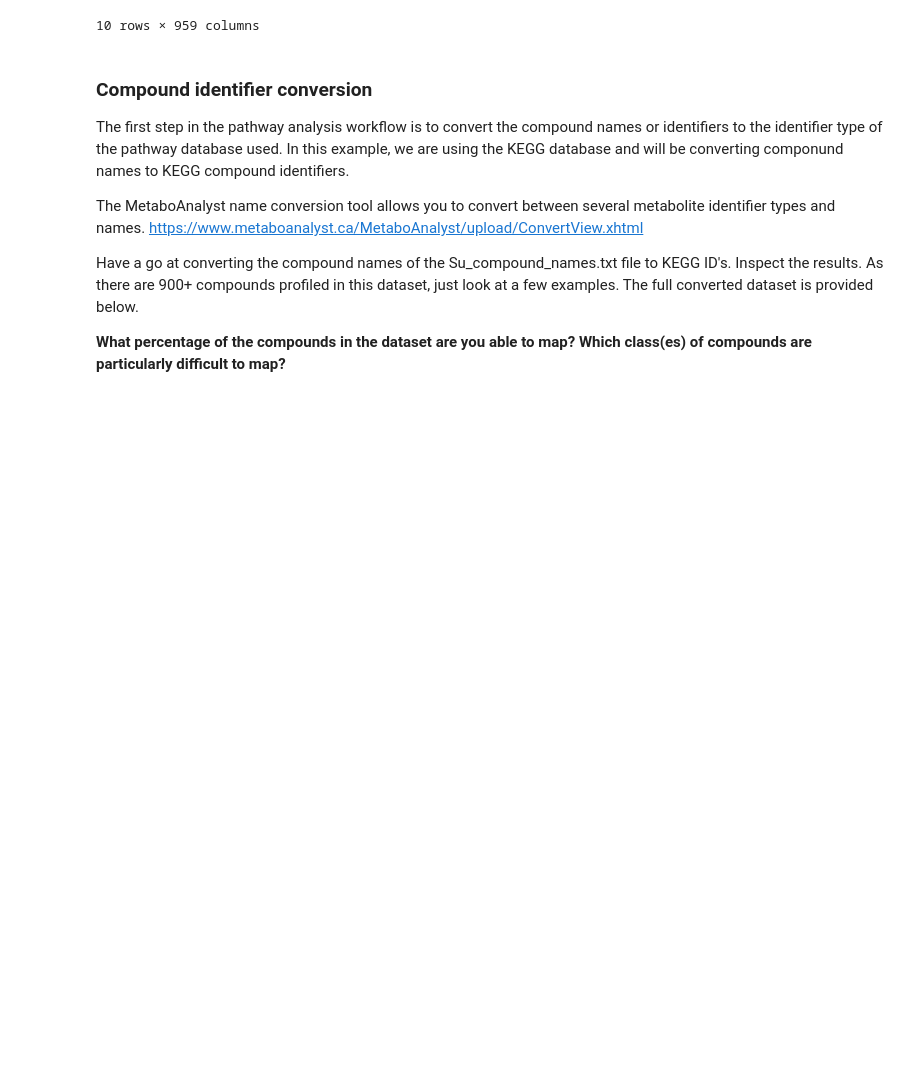
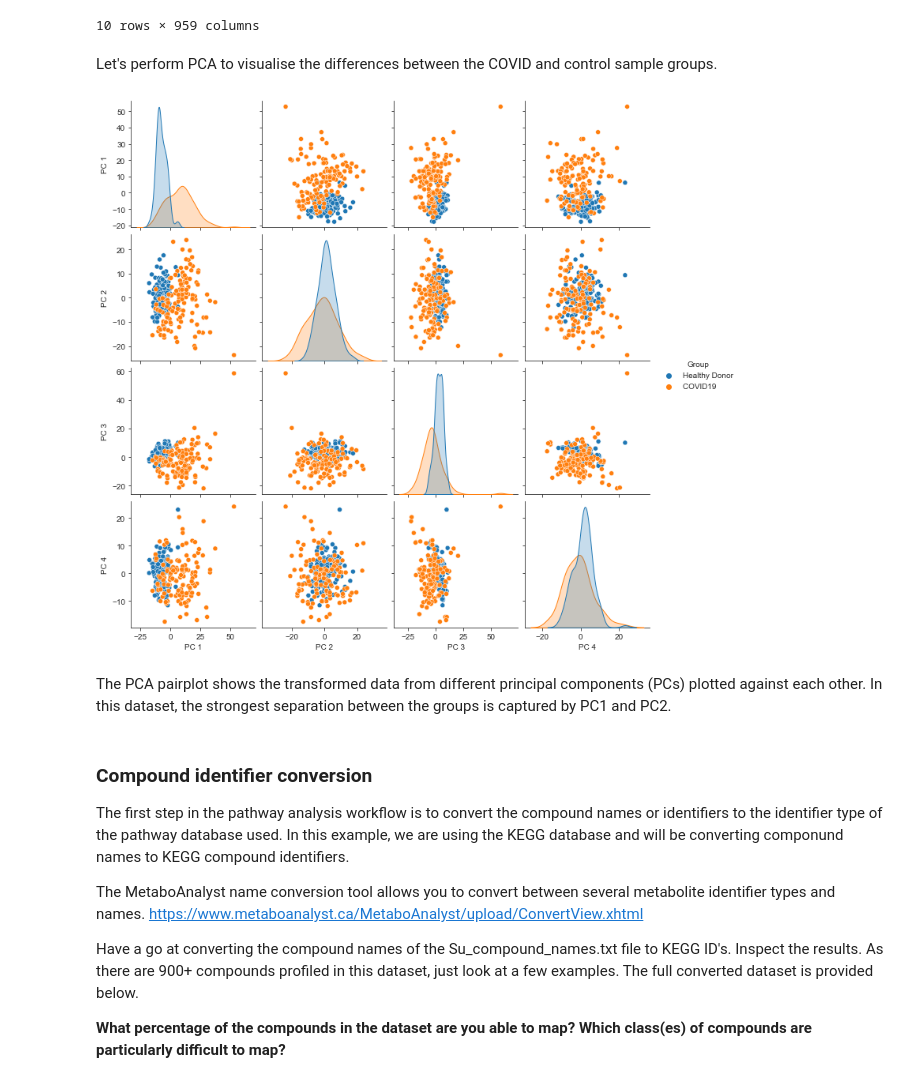
Before and after one commit to cwieder/met-pathway-tutorial, a Jupyter notebook: Intro_to_data_analysis_pathway_tutorial.ipynb, the cells around one changed output. Saved outputs shown, nothing was run; the diff lists cells and outputs as text; code cells hidden in the pictures; blank space fills up the shorter version.

```diff
--- a/Intro_to_data_analysis_pathway_tutorial.ipynb
+++ b/Intro_to_data_analysis_pathway_tutorial.ipynb
@@ -64,6 +65,24 @@ covid_data.head(10)
 | 1057494 | 0.941264 | -1.285948 | -0.576918 | 0.819533 | 0.911015 | ... |
 | 1062180 | -0.194088 | 0.014606 | -0.061819 | 0.168033 | 0.090143 | ... |
 10 rows × 959 columns
+# %% [markdown]
+Let's perform PCA to visualise the differences between the COVID and control sample groups.
+# %%
+sns.set_style("ticks")
+# Perform a 5-component PCA
+pca = PCA(n_components=5).fit_transform(covid_data.iloc[:, :-2])
+pca_df = pd.DataFrame(pca)
+pca_df.columns = ["PC " + str(i) for i in range(1, 6)]
+pca_df["Group"] = covid_data["Group"].values
+# Use the pairplot function to visualise the transformed data
+sns.pairplot(pca_df.iloc[:, np.r_[0:4, 5]],
+             hue="Group",
+             diag_kind="auto")
+plt.show()
+# %% [output]
+[figure, added]
+# %% [markdown]
+The PCA pairplot shows the transformed data from different principal components (PCs) plotted against each other. In this dataset, the strongest separation between the groups is captured by PC1 and PC2.
 # %% [markdown]
 ### Compound identifier conversion
 The first step in the pathway analysis workflow is to convert the compound names or identifiers to the identifier type of the pathway database used. In this example, we are using the KEGG database and will be converting componund names to KEGG compound identifiers.
```
Also changed, not shown: parts of 16 cells of this notebook, 1 other file.
